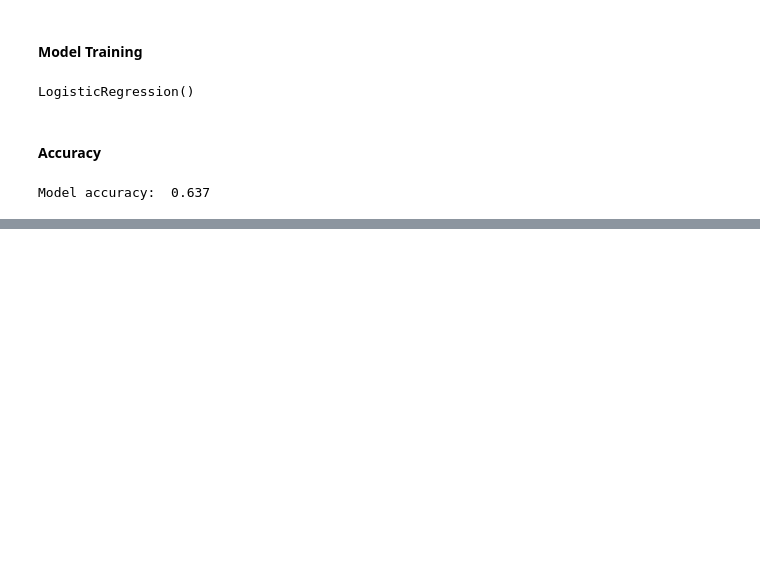
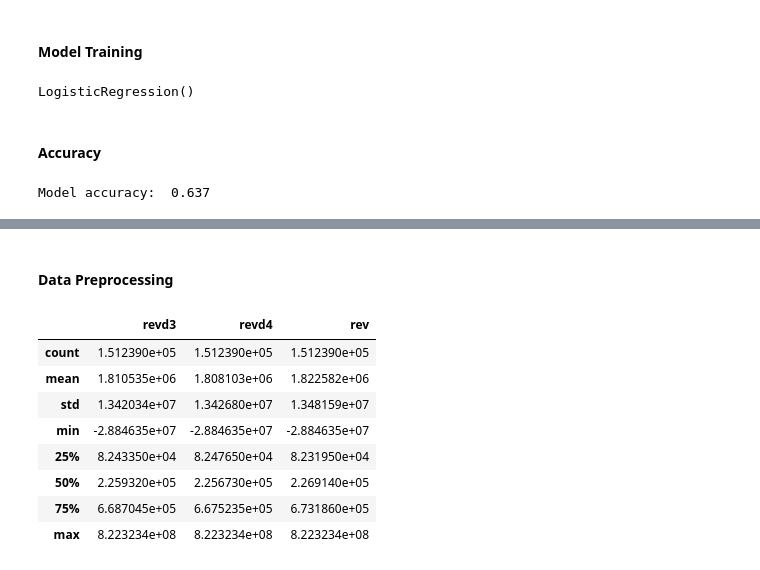
Before and after one commit to Carolyehhh/revenue-prediction, a Jupyter notebook: GDP_train.ipynb, the cells around one changed output, grey strips where cells are left out. Cells and saved outputs as stored; diff of their text form; code cells hidden in the pictures; blank space fills up the shorter version.

```diff
--- a/GDP_train.ipynb
+++ b/GDP_train.ipynb
@@ -875,0 +808,4 @@ Model accuracy:  0.637
+# %%
+# Add 三大法人 data to TheWhole_rev_jur1
+TheWhole_rev_jur2 = pd.merge(TheWhole_rev_jur1, JuridicalInfo_last_day, how='inner', on=('ddate', 'stockid'))
+display(TheWhole_rev_jur2.columns)
@@ -875,0 +832,2 @@ Model accuracy:  0.637
+# %% [markdown]
+#### Data Preprocessing
@@ -875,0 +849,19 @@ Model accuracy:  0.637
+# %%
+#print(TheWhole_rev_jur2.info())
+desc = TheWhole_rev_jur2.describe()
+
+# 對標準差進行排序，並且選擇最大的三個索引
+idx_std = np.argsort(desc.loc['std'])[-3:]
+
+# 選擇標準差最大的三個欄位
+desc.iloc[:, idx_std]
+# %% [output]
+|  | revd3 | revd4 | rev |
+| count | 1.512390e+05 | 1.512390e+05 | 1.512390e+05 |
+| mean | 1.810535e+06 | 1.808103e+06 | 1.822582e+06 |
+| std | 1.342034e+07 | 1.342680e+07 | 1.348159e+07 |
+| min | -2.884635e+07 | -2.884635e+07 | -2.884635e+07 |
+| 25% | 8.243350e+04 | 8.247650e+04 | 8.231950e+04 |
+| 50% | 2.259320e+05 | 2.256730e+05 | 2.269140e+05 |
+| 75% | 6.687045e+05 | 6.675235e+05 | 6.731860e+05 |
+| max | 8.223234e+08 | 8.223234e+08 | 8.223234e+08 |
```
Also changed, not shown: parts of 27 cells of this notebook.
